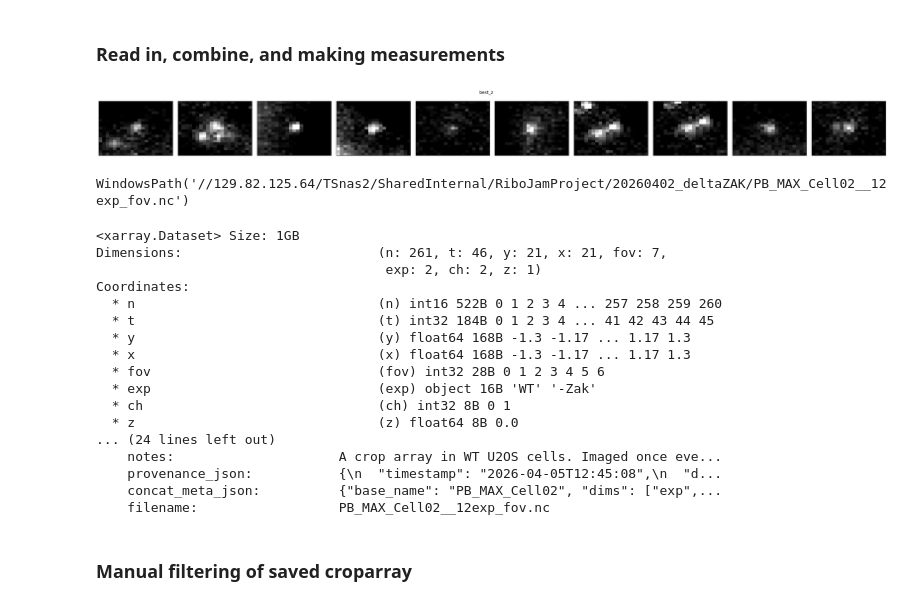
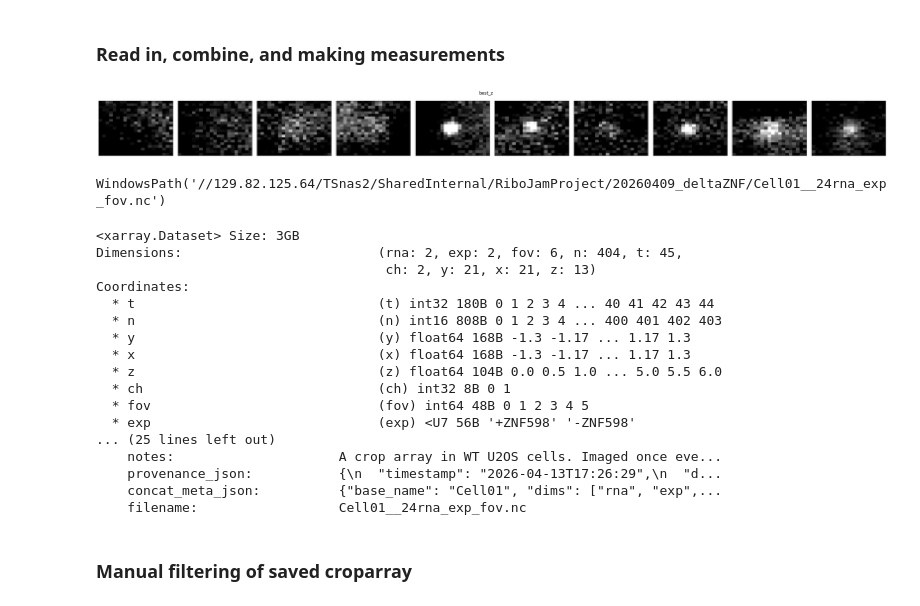
Before and after one commit to timstasevich/croparray, a Jupyter notebook: notebooks/CombineMeasureCropArrays.ipynb, the cells around one changed output. Saved outputs shown, nothing was run; the diff lists cells and outputs as text; code cells hidden in the pictures.

```diff
--- a/notebooks/CombineMeasureCropArrays.ipynb
+++ b/notebooks/CombineMeasureCropArrays.ipynb
@@ -12,28 +12,38 @@ from pathlib import Path
 # ============================
 
 # Files & Directories
-DATA_DIR_1 = Path(r"\\129.82.125.64\TSnas2\SharedInternal\RiboJamProject\20260331_HA_ZAK_HT\WT_U2OS\CropArrays")
-DATA_DIR_2 = Path(r"\\129.82.125.64\TSnas2\SharedInternal\RiboJamProject\20260402_deltaZAK\HT\CropArrays")
-#DATA_DIR_3 = Path(r"\\129.82.125.64\TSnas2\SharedInternal\RiboJamProject\20260331_HA_ZAK_HT\NoDox\HT\CropArrays")
-
-LABELS = ['WT','-Zak']
-OUTPUT = Path(r"\\129.82.125.64\TSnas2\SharedInternal\RiboJamProject\20260402_deltaZAK")
+DATA_DIR_1 = Path(r"\\129.82.125.64\TSnas2\SharedInternal\RiboJamProject\20260409_deltaZNF\WT_U2OS\norm_KDM5B\HT\CropArrays")
+DATA_DIR_2 = Path(r"\\129.82.125.64\TSnas2\SharedInternal\RiboJamProject\20260409_deltaZNF\dZNF\Norm_KD\HT\CropArrays")
+DATA_DIR_3 = Path(r"\\129.82.125.64\TSnas2\SharedInternal\RiboJamProject\20260409_deltaZNF\WT_U2OS\SA\HT\CropArrays")
+DATA_DIR_4 = Path(r"\\129.82.125.64\TSnas2\SharedInternal\RiboJamProject\20260409_deltaZNF\dZNF\SA\HT\CropArrays")
+OUTPUT = Path(r"\\129.82.125.64\TSnas2\SharedInternal\RiboJamProject\20260409_deltaZNF")
 
 nc_files_1 = sorted(DATA_DIR_1.glob("*.nc"))
 nc_files_2 = sorted(DATA_DIR_2.glob("*.nc"))
-#nc_files_3 = sorted(DATA_DIR_3.glob("*.nc"))
+nc_files_3 = sorted(DATA_DIR_3.glob("*.nc"))
+nc_files_4 = sorted(DATA_DIR_4.glob("*.nc"))
+
+# Nested grouping: outer list = rna, inner list = znf
+# GROUPS[rna][znf] -> list of .nc files for that condition
+GROUPS = [
+    [nc_files_1, nc_files_2],  # KDM5B:         +ZNF598, -ZNF598
+    [nc_files_3, nc_files_4],  # KDM5B-XBP1SA:  +ZNF598, -ZNF598
+]
+DIMS = ["rna", "exp", "fov"]  # dims added during concatenation (outermost to innermost)
+LABELS = [["KDM5B", "KDM5B-XBP1SA"], ["+ZNF598", "-ZNF598"], None]  # None = auto-label fovs by filename #
 
 # Measurement parameters
-REF_CH = 1  # Optional reference channel for best_z_proj (if use_zc=False, i.e. when Z not tracked)
-DISK_R = 7  # Radius of disk in pixels to measure signal
-DISK_BG = 9 # Radius of single pixel ring around disk to measure background
-ROLL_N = 1  # Rolling z-average for signal measurement.
+REF_CH = 1  # Channel used to pick best z plane (only used when z was not tracked)
+DISK_R = 7  # Radius of signal disk in pixels
+DISK_BG = 9 # Radius of background ring in pixels (1 px thick)
+ROLL_N = 1  # Rolling z-average window for signal measurement
 # %%
 my_ca = ca.build.open_measure_concat(
-    groups=[nc_files_1, nc_files_2],
-    dims=["exp", "fov"],
-    labels=[LABELS, None],
-    measure_kwargs=dict(ref_ch=REF_CH, disk_r=DISK_R, disk_bg=DISK_BG, roll_n=ROLL_N,drop_int=True, # drop full z-stack to save memory, keeping best_z_proj
+    groups=GROUPS,
+    dims=DIMS,
+    labels=LABELS,
+    measure_kwargs=dict(ref_ch=REF_CH, disk_r=DISK_R, disk_bg=DISK_BG, roll_n=ROLL_N,
+        drop_int=True, # drop full z-stack to save memory, keeping best_z_proj
     ),
     open_as = "croparray",  # can be croparray or trackarray
     join="outer",
@@ -59,8 +69,8 @@ my_ca.ops.apply(
     ),
 );
 # %%
-my_ca.isel(exp=0,fov=0,ch=1).plot.plot_croparray_crops(n=(0,10,1), layer='best_z',t=(0,1,1), col='n');
+my_ca.isel(exp=0,rna=0,fov=0,ch=1).plot.plot_croparray_crops(n=(0,10,1), layer='best_z',t=(0,1,1), col='n');
 # %% [output]
-[figure, old version]
+[figure, new version]
 # %%
 # Check masks with napari
@@ -86,29 +96,29 @@ my_ca.measure.mask_props(source ="ch1_mask", props=['eccentricity','major_axis_l
 my_file = ca.io.save_croparray(my_ca, output_dir=OUTPUT, ext='.nc')
 my_file
 # %% [output]
-WindowsPath('//129.82.125.64/TSnas2/SharedInternal/RiboJamProject/20260402_deltaZAK/PB_MAX_Cell02__12exp_fov.nc')
+WindowsPath('//129.82.125.64/TSnas2/SharedInternal/RiboJamProject/20260409_deltaZNF/Cell01__24rna_exp_fov.nc')
 # %%
 # check your saved data; note concatenation history is saved
 temp = ca.tools.open_croparray(my_file)
 temp.ds
 # %% [output]
-<xarray.Dataset> Size: 1GB
-Dimensions:                         (n: 261, t: 46, y: 21, x: 21, fov: 7,
-                                     exp: 2, ch: 2, z: 1)
+<xarray.Dataset> Size: 3GB
+Dimensions:                         (rna: 2, exp: 2, fov: 6, n: 404, t: 45,
+                                     ch: 2, y: 21, x: 21, z: 13)
 Coordinates:
-  * n                               (n) int16 522B 0 1 2 3 4 ... 257 258 259 260
-  * t                               (t) int32 184B 0 1 2 3 4 ... 41 42 43 44 45
+  * t                               (t) int32 180B 0 1 2 3 4 ... 40 41 42 43 44
+  * n                               (n) int16 808B 0 1 2 3 4 ... 400 401 402 403
   * y                               (y) float64 168B -1.3 -1.17 ... 1.17 1.3
   * x                               (x) float64 168B -1.3 -1.17 ... 1.17 1.3
-  * fov                             (fov) int32 28B 0 1 2 3 4 5 6
-  * exp                             (exp) object 16B 'WT' '-Zak'
+  * z                               (z) float64 104B 0.0 0.5 1.0 ... 5.0 5.5 6.0
   * ch                              (ch) int32 8B 0 1
-  * z                               (z) float64 8B 0.0
-... (24 lines left out)
+  * fov                             (fov) int64 48B 0 1 2 3 4 5
+  * exp                             (exp) <U7 56B '+ZNF598' '-ZNF598'
+... (25 lines left out)
     notes:                     A crop array in WT U2OS cells. Imaged once eve...
-    provenance_json:           {\n  "timestamp": "2026-04-05T12:45:08",\n  "d...
-    concat_meta_json:          {"base_name": "PB_MAX_Cell02", "dims": ["exp",...
-    filename:                  PB_MAX_Cell02__12exp_fov.nc
+    provenance_json:           {\n  "timestamp": "2026-04-13T17:26:29",\n  "d...
+    concat_meta_json:          {"base_name": "Cell01", "dims": ["rna", "exp",...
+    filename:                  Cell01__24rna_exp_fov.nc
 # %% [markdown]
 ### Manual filtering of saved croparray
 # %%
```
Also changed, not shown: parts of 5 cells of this notebook, 4 other files.
